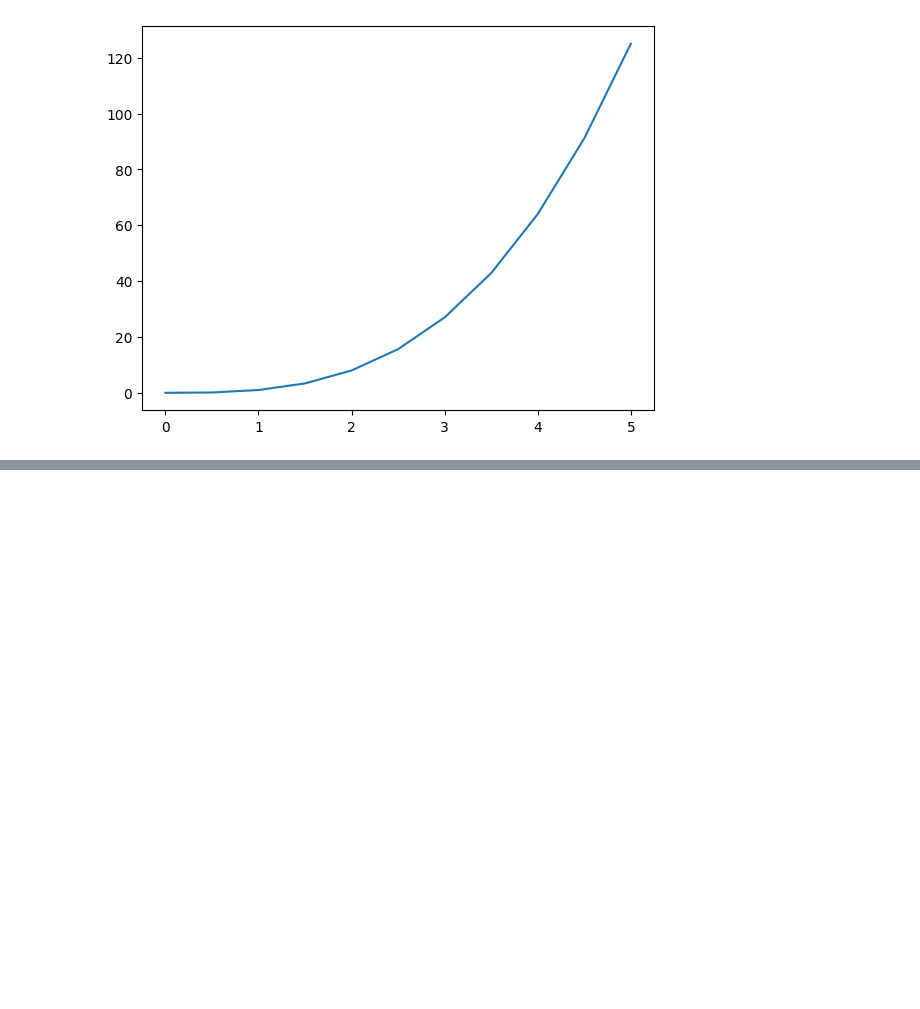
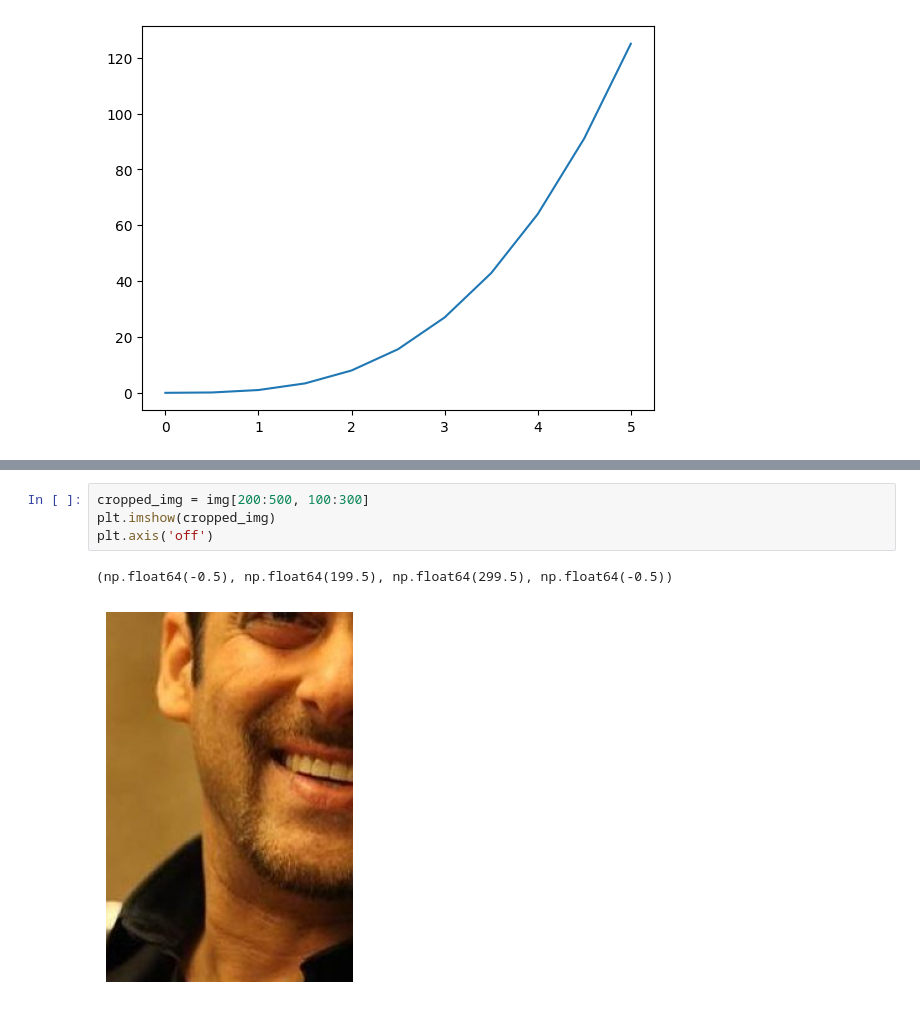
Before and after one commit to altafshaikh7/Data-Vizualization-Complete-course, a Jupyter notebook: matplotlib/matplotlib.ipynb, the cells around one changed output, grey strips where cells are left out. Drawn from its saved outputs; the diff is of its cells as text; blank space fills up the shorter version.

```diff
--- a/matplotlib/matplotlib.ipynb
+++ b/matplotlib/matplotlib.ipynb
@@ -197,0 +243,7 @@ plt.savefig("basicplot.png")
+# %%
+cropped_img = img[200:500, 100:300]
+plt.imshow(cropped_img)
+plt.axis('off')
+# %% [output]
+(np.float64(-0.5), np.float64(199.5), np.float64(299.5), np.float64(-0.5))
+[figure, added]
```
Also changed, not shown: parts of 6 cells of this notebook.
